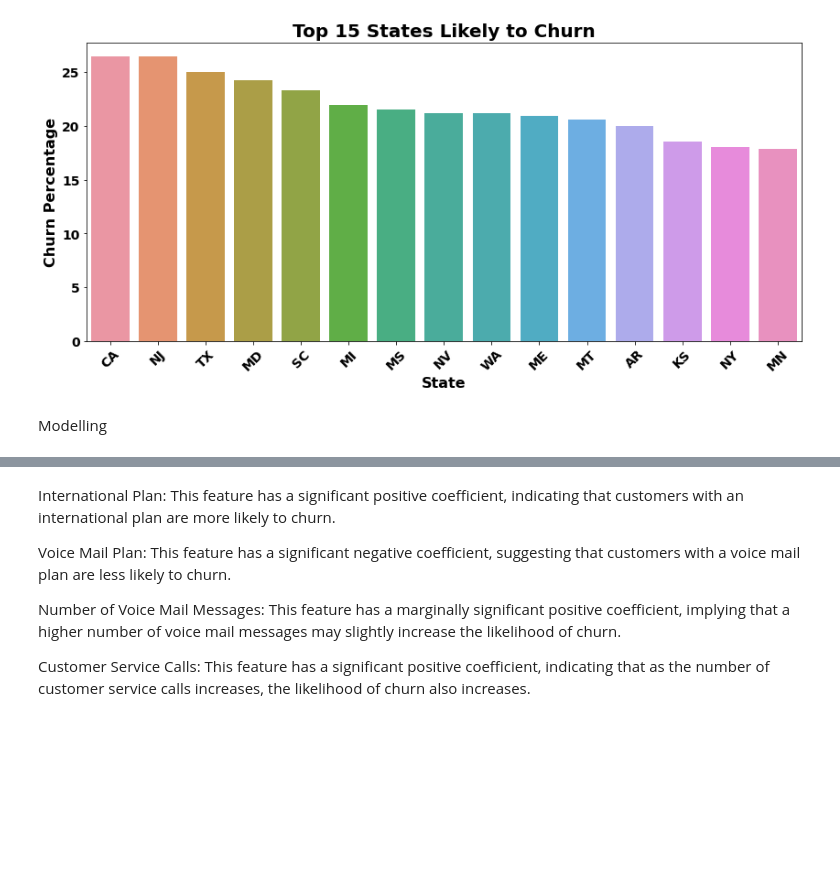
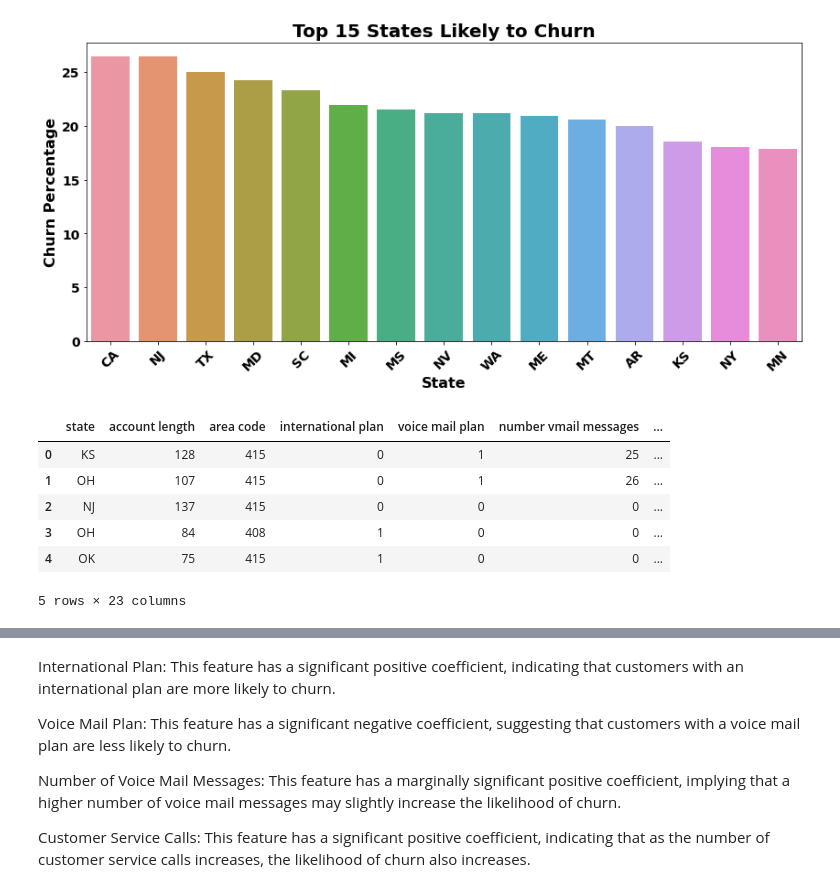
Before and after one commit to pauline-ndungu/SyriaTel-Customer-Churn-Prediction-Project, a Jupyter notebook: index.ipynb, the cells around one changed output, grey strips where cells are left out. Saved outputs shown, nothing was run; the diff lists cells and outputs as text; code cells hidden in the pictures; blank space fills up the shorter version.

```diff
--- a/index.ipynb
+++ b/index.ipynb
@@ -265,5 +308,3 @@ plt.yticks(fontsize=14, fontweight='bold')
 plt.show()
 # %% [output]
 [figure]
-# %% [markdown]
-Modelling
@@ -282,0 +311,15 @@ from sklearn.metrics import classification_report, recall_score, accuracy_score,
+# %%
+df['day minutes service calls interaction'] = df['total day minutes'] * df['customer service calls']
+df['eve night minutes interaction'] = df['total eve minutes'] * df['total night minutes']
+#df['day calls service calls interaction'] = df['total day calls'] * df['customer service calls']
+#df['avg_cost_per_minute_day'] = df['total day charge'] / df['total day minutes']
+
+df.head()
+# %% [output]
+|  | state | account length | area code | international plan | voice mail plan | number vmail messages | ... |
+| 0 | KS | 128 | 415 | 0 | 1 | 25 | ... |
+| 1 | OH | 107 | 415 | 0 | 1 | 26 | ... |
+| 2 | NJ | 137 | 415 | 0 | 0 | 0 | ... |
+| 3 | OH | 84 | 408 | 1 | 0 | 0 | ... |
+| 4 | OK | 75 | 415 | 1 | 0 | 0 | ... |
+5 rows × 23 columns
```
Also changed, not shown: parts of 56 cells of this notebook.
